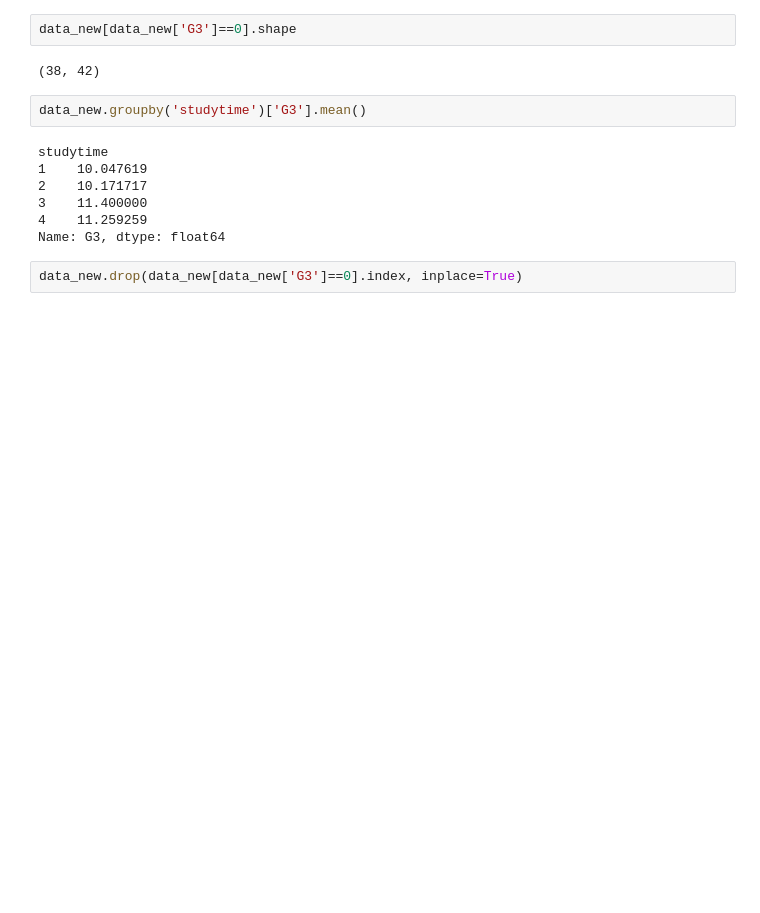
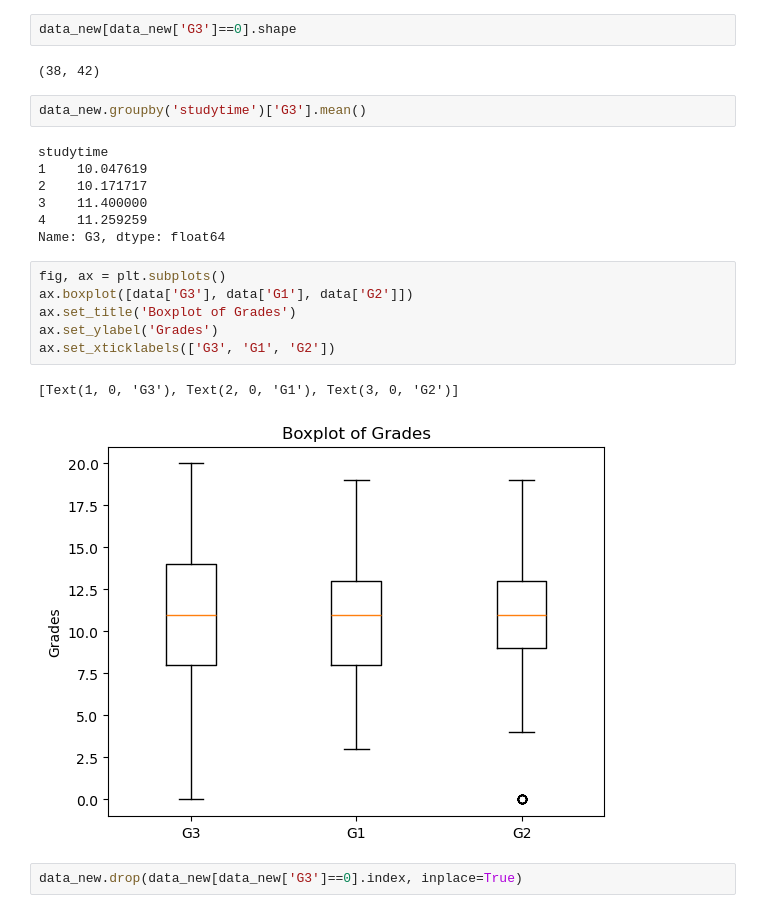
Before and after one commit to AsifNibir/Student-Grade-Prediction, a Jupyter notebook: notebook_student_lgbm.ipynb, the cells around one changed output. Saved outputs shown, nothing was run; the diff lists cells and outputs as text; blank space fills up the shorter version.

```diff
--- a/notebook_student_lgbm.ipynb
+++ b/notebook_student_lgbm.ipynb
@@ -172,5 +163,14 @@ studytime
 3    11.400000
 4    11.259259
 Name: G3, dtype: float64
+# %%
+fig, ax = plt.subplots()
+ax.boxplot([data['G3'], data['G1'], data['G2']])
+ax.set_title('Boxplot of Grades')
+ax.set_ylabel('Grades')
+ax.set_xticklabels(['G3', 'G1', 'G2'])
+# %% [output]
+[Text(1, 0, 'G3'), Text(2, 0, 'G1'), Text(3, 0, 'G2')]
+[figure, added]
 # %%
 data_new.drop(data_new[data_new['G3']==0].index, inplace=True)
```
Also changed, not shown: parts of 8 cells of this notebook.
